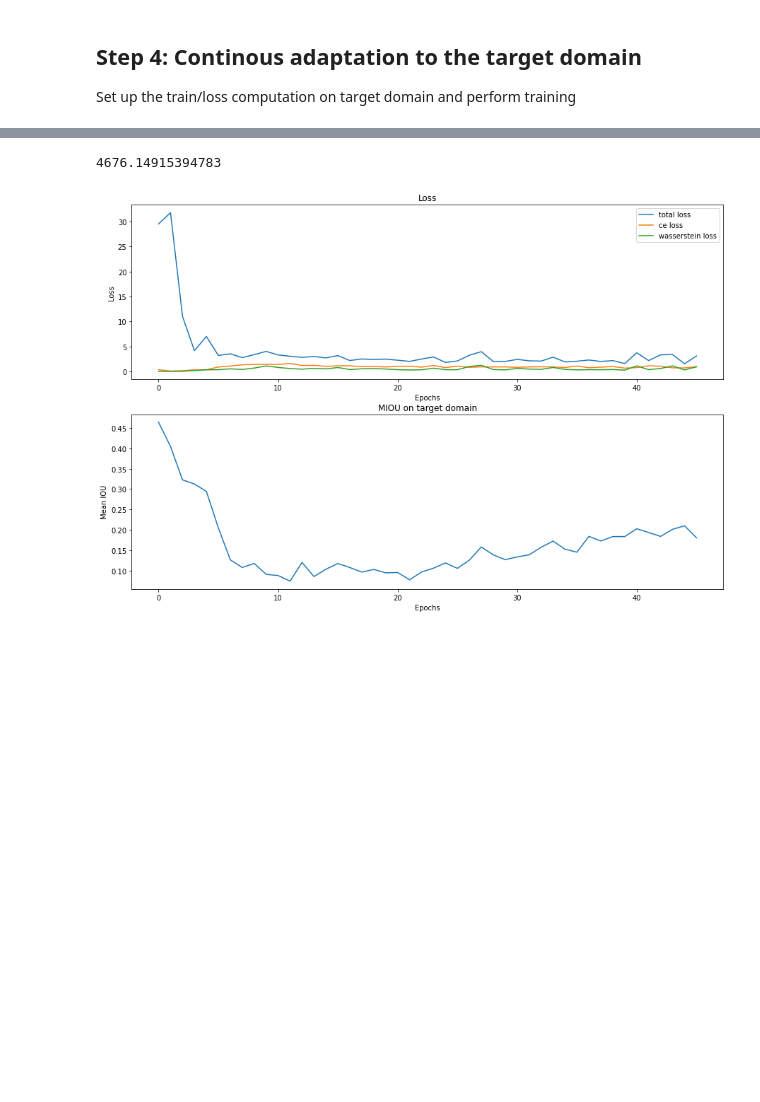
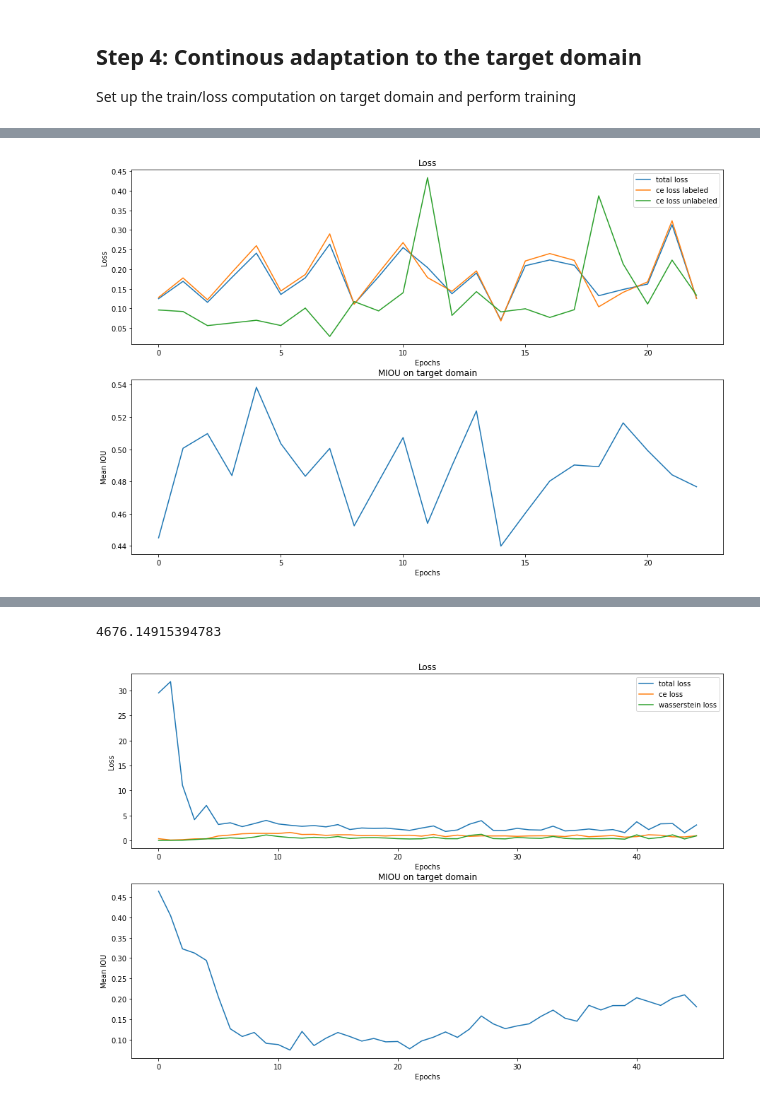
Before and after one commit to maoli131/accda, a Jupyter notebook: vgg16-deeplabv3-GTA5-CITYSCAPES.ipynb, the cells around one changed output, grey strips where cells are left out. Saved outputs shown, nothing was run; the diff lists cells and outputs as text; code cells hidden in the pictures; blank space fills up the shorter version.

```diff
--- a/vgg16-deeplabv3-GTA5-CITYSCAPES.ipynb
+++ b/vgg16-deeplabv3-GTA5-CITYSCAPES.ipynb
@@ -309,7 +309,7 @@ def calculate_mean_vector(images, labels, vector_size):
     return full_objective_vector
 # %%
 seed = 123
-source_train_data, source_train_labels = utils.sample_batch(source_data_dir, batch_size=256, seed=seed)
+source_train_data, source_train_labels = utils.sample_batch(source_data_dir, batch_size=50, seed=seed)
 source_train_labels = tf.keras.utils.to_categorical(source_train_labels, num_classes=num_classes)
 vector_size = 256
 full_objective_vector = calculate_mean_vector(source_train_data, source_train_labels, vector_size)
@@ -491,7 +529,7 @@ def get_active_mada_XY(images, pred_labels, actual_labels, vector_size, sampling
         al_list.append(min_loss)
     selected_n = int(sampling_rate * n)
     # find idx vals with smallest loss
-    selected_idx = list(map(al_list.index, heapq.nsmallest(selected_n, al_list)))
+    selected_idx = list(map(al_list.index, heapq.nlargest(selected_n, al_list)))
 
     # return subset of images / labels for training
     X_labeled = []
@@ -503,4 +541,4 @@ def get_active_mada_XY(images, pred_labels, actual_labels, vector_size, sampling
     X_eval = np.delete(images, selected_idx, 0)
     Y_eval = np.delete(actual_labels, selected_idx, 0)
 
-    return np.asarray(X_labeled), np.asarray(Y_labeled), X_eval, Y_eval
+    return np.asarray(X_labeled), np.asarray(Y_labeled), X_eval, Y_eval, selected_idx
@@ -519,3 +605,92 @@ vector_size = 256
 
 X_labeled, Y_labeled, X_eval, Y_eval = get_active_mada_XY(target_train_data, pred_target_labels, target_train_labels, vector_size, 0.4)
 Y_labeled = tf.keras.utils.to_categorical(Y_labeled, num_classes=num_classes)
+# %%
+# ------------------ # test #9 mada w/o wasserstein loss, SGD instead of Adam optimizer, 0.1 replay buffer, 0.9 active learning
+# w/ active learning #         batch size = 20, AL sampling rate = 10%, 50 epochs
+# ------------------ #
+import replay_buffer_utils as rb_utils
+import math
+
+start_time = time.time()
+
+fig,ax=plt.subplots(2,figsize=(15,10))
+
+batch_size = 20
+
+thres = .99
+epochs2 = 50
+epochstep = 2
+
+ncentroids = 10
+
+with open('/global/cscratch1/sd/saksman/accda/anchors/cluster_centroids_full_%d.pkl' % ncentroids, 'rb') as f:
+    cluster_centroids = pickle.load(f)
+cluster_centroids = cluster_centroids.reshape(ncentroids, 20, 256)
+
+best_miou = -math.inf
+best_ious = []
+for itr in range(epochs2):
+    target_train_data, target_train_labels = utils.sample_batch(cityscapes_data_dir, batch_size=batch_size, seed=itr)
+
+    # active learning
+    seed = 123
+    pred_target_labels = deeplabv3(target_train_data)
+    # select N target images for labeling
+    X_labeled, Y_labeled, X_eval, Y_eval, selected_idx = get_active_mada_XY(target_train_data, pred_target_labels, target_train_labels, 256, 0.1)
+    Y_labeled = tf.keras.utils.to_categorical(Y_labeled, num_classes=num_classes)
+
+    ###   replay buffer photo version
+    X, Y = rb_utils.random_sample_replay(replay_buffer, 1)
+    Y = tf.keras.utils.to_categorical(Y, num_classes=num_classes)
+    # theta_instance = tf.keras.backend.variable(wasserstein_utils.generateTheta(num_projections,num_classes))
+    loss.append(train(inputs=[target_train_data, X, Y, X_labeled, Y_labeled]))
+    ###   replay buffer photo version ends here
+
+    miou = combined_.evaluate(X_eval, Y_eval, verbose=False)[-1] * 20/19
+    target_miou.append(miou)
+
+    if miou > best_miou:
+        best_miou = miou
+        best_combined = combined_
+
+    print("mIoU at {0} epochs: {1}, best mIoU: {2}".format(itr, miou, best_miou))
+
+    if itr%epochstep==0:
+        # Debug info. First, the mIoU. Second, the categorical CE loss (ignoring class weights and containing)
+        # the ignore class
+        if itr != 0:
+            ax[0].clear()
+
+            ll = np.asarray(loss)
+            ax[0].plot(ll[:,0], label='total loss')
+            ax[0].plot(ll[:,1], label='ce loss labeled')
+            ax[0].plot(ll[:,2], label='ce loss unlabeled')
+            ax[0].legend()
+
+        ax[0].set_title("Loss")
+        ax[0].set_xlabel("Epochs")
+        ax[0].set_ylabel("Loss")
+
+        if itr != 0:
+            ax[1].clear()
+            ax[1].plot(np.asarray(target_miou))
+
+        ax[1].set_title("MIOU on target domain")
+        ax[1].set_xlabel("Epochs")
+        ax[1].set_ylabel("Mean IOU")
+
+        display.display(plt.gcf())
+        display.clear_output(wait=True)
+
+        time.sleep(1e-3)
+
+    if itr == epochs2:
+        # run for best epoch
+        best_cat_iou, best_miou2 = utils.compute_miou(cityscapes_data_dir, best_combined, data_utils.label_ids_19, ids_to_ignore = selected_idx)
+        for k in best_cat_iou:
+            print(k, best_cat_iou[k])
+        print(best_miou2)
+
+print(time.time() - start_time)
+# %% [output]
@@ -521,0 +699 @@ Y_labeled = tf.keras.utils.to_categorical(Y_labeled, num_classes=num_classes)
+[figure, added]
```
Also changed, not shown: parts of 16 cells of this notebook, 3 other files.
